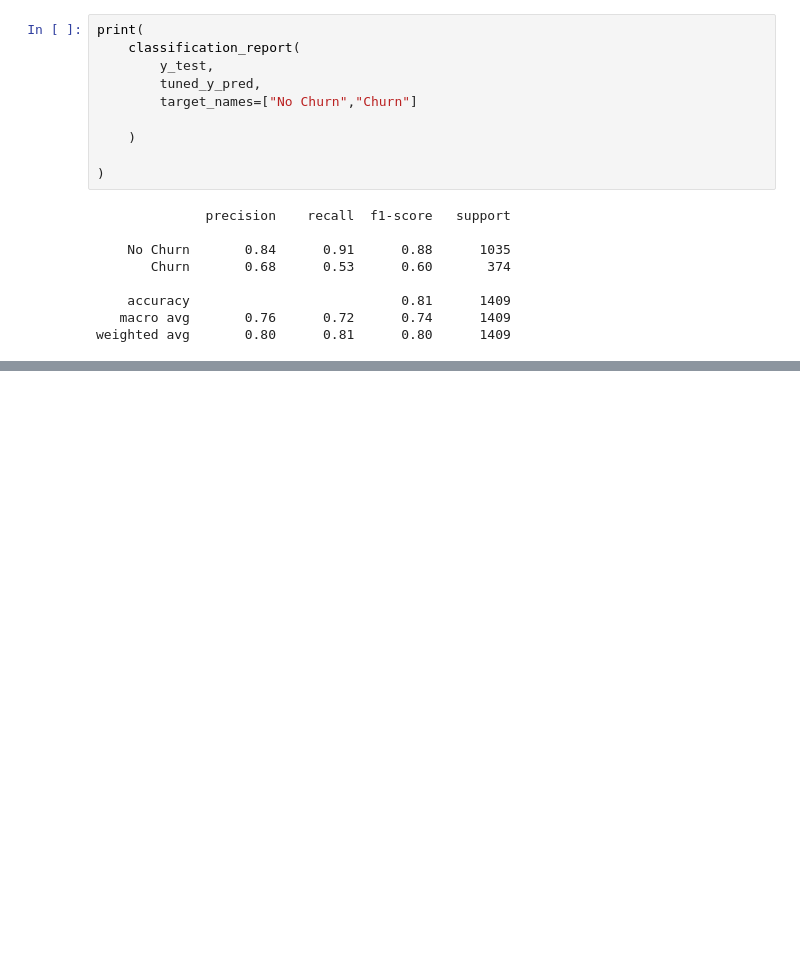
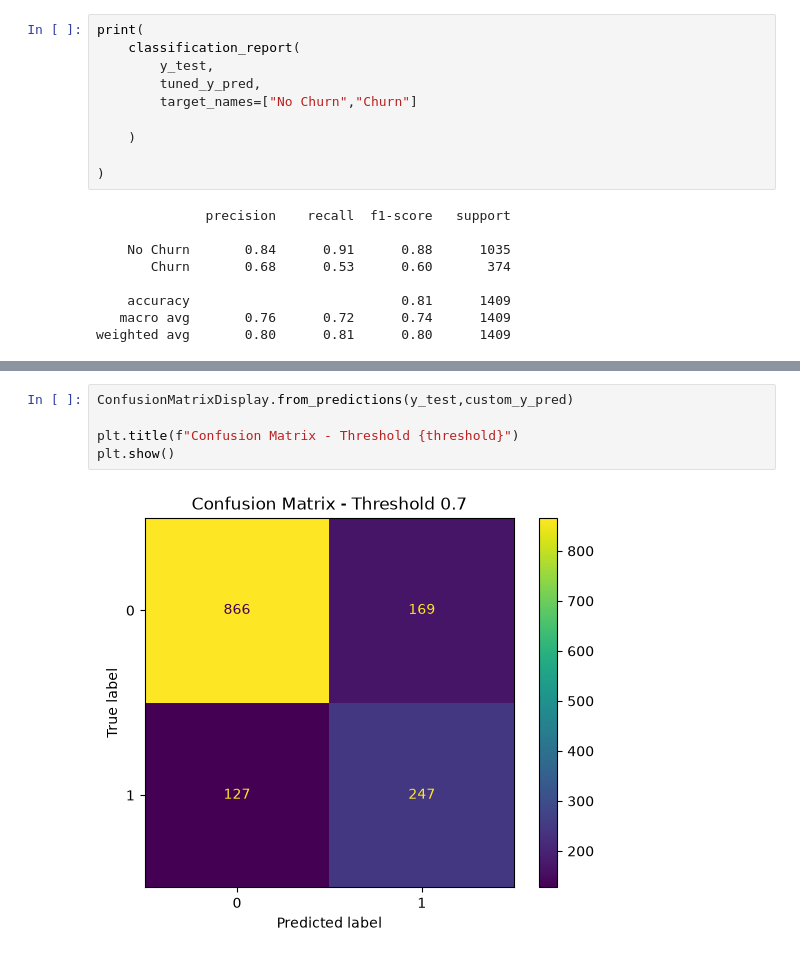
Before and after one commit to okox01/Machine_Learning_Projects, a Jupyter notebook: Customer-Churn-MLOps/notebooks/03_model_experiments.ipynb, the cells around one changed output, grey strips where cells are left out. Drawn from its saved outputs; the diff is of its cells as text; blank space fills up the shorter version.

```diff
--- a/Customer-Churn-MLOps/notebooks/03_model_experiments.ipynb
+++ b/Customer-Churn-MLOps/notebooks/03_model_experiments.ipynb
@@ -690,0 +839,7 @@ weighted avg       0.80      0.81      0.80      1409
+# %%
+ConfusionMatrixDisplay.from_predictions(y_test,custom_y_pred)
+
+plt.title(f"Confusion Matrix - Threshold {threshold}")
+plt.show()
+# %% [output]
+[figure, added]
```
Also changed, not shown: parts of 8 cells of this notebook.
